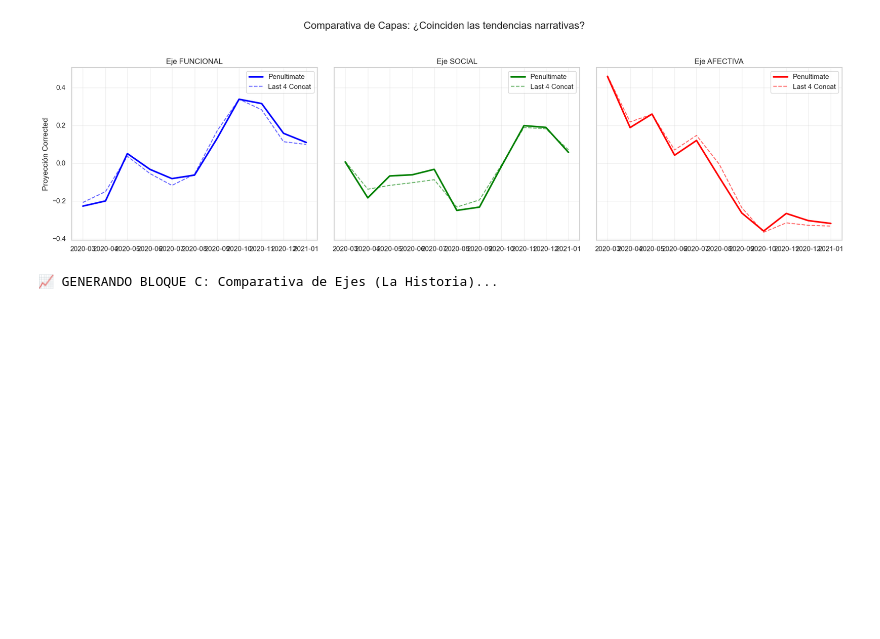
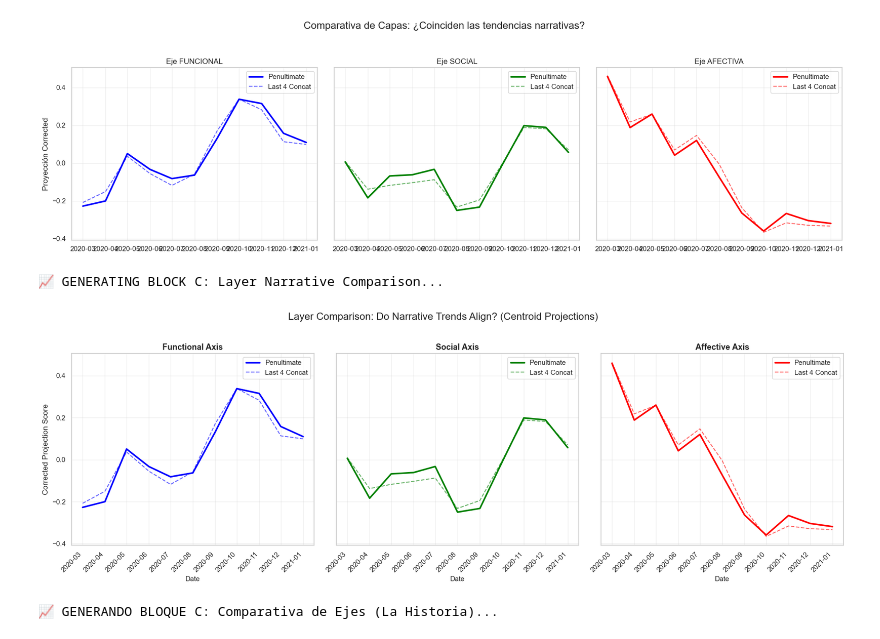
Before and after one commit to amtres/TFG, a Jupyter notebook: notebooks/comparativa_techniques.ipynb, the cells around one changed output. Drawn from its saved outputs; the diff is of its cells as text; code cells hidden in the pictures; blank space fills up the shorter version.

```diff
--- a/notebooks/comparativa_techniques.ipynb
+++ b/notebooks/comparativa_techniques.ipynb
@@ -267,6 +302,61 @@ plt.show()
 # %% [output]
 📈 GENERANDO BLOQUE C: Comparativa de Ejes (La Historia)...
 [figure]
+# %%
+# ==============================================================================
+# BLOCK C: AXIS ANALYSIS (THE NARRATIVE)
+# Goal: Determine if the story (Functional/Social/Affective) changes by layer.
+# ==============================================================================
+
+print("\n📈 GENERATING BLOCK C: Layer Narrative Comparison...")
+
+# Translation dictionary for the subplots
+axis_titles = {
+    'funcional': 'Functional Axis',
+    'social': 'Social Axis',
+    'afectiva': 'Affective Axis'
+}
+
+colors = {'funcional': 'blue', 'social': 'green', 'afectiva': 'red'}
+
+# --- C.1 PENULTIMATE VS LAST4 (Do they tell the same story?) ---
+fig, axs = plt.subplots(1, 3, figsize=(18, 6), sharey=True)
+
+for i, ax_name in enumerate(['funcional', 'social', 'afectiva']):
+    col_pen = f'centroid_proj_{ax_name}_dapt_penultimate_corrected'
+    col_last4 = f'centroid_proj_{ax_name}_dapt_last4_concat_corrected'
+
+    # Plot Penultimate (Solid)
+    sns.lineplot(data=df, x='date', y=col_pen, ax=axs[i],
+                 color=colors[ax_name], linewidth=2.5, label='Penultimate')
+
+    # Plot Last 4 Concat (Dashed)
+    sns.lineplot(data=df, x='date', y=col_last4, ax=axs[i],
+                 color=colors[ax_name], linestyle='--', alpha=0.6, label='Last 4 Concat')
+
+    # Set translated title
+    axs[i].set_title(axis_titles[ax_name], fontsize=13, fontweight='bold')
+    axs[i].set_xlabel('Date', fontsize=11)
+
+    if i == 0:
+        axs[i].set_ylabel('Corrected Projection Score', fontsize=12)
+
+    axs[i].grid(True, alpha=0.3)
+
+    # --- Date Legibility Fix ---
+    plt.setp(axs[i].get_xticklabels(), rotation=45, ha='right')
+
+    axs[i].legend(loc='best', frameon=True)
+
+plt.suptitle('Layer Comparison: Do Narrative Trends Align? (Centroid Projections)', y=1.02, fontsize=16)
+plt.tight_layout()
+
+# Save for thesis
+# plt.savefig('Figure_8_Centroid_Layer_Comparison.png', dpi=300, bbox_inches='tight')
+plt.show()
+# %% [output]
+📈 GENERATING BLOCK C: Layer Narrative Comparison...
+[figure, added]
 # %%
 # ==============================================================================
 # BLOQUE C: ANÁLISIS DE EJES (LA NARRATIVA)
```
Also changed, not shown: parts of 3 cells of this notebook.
